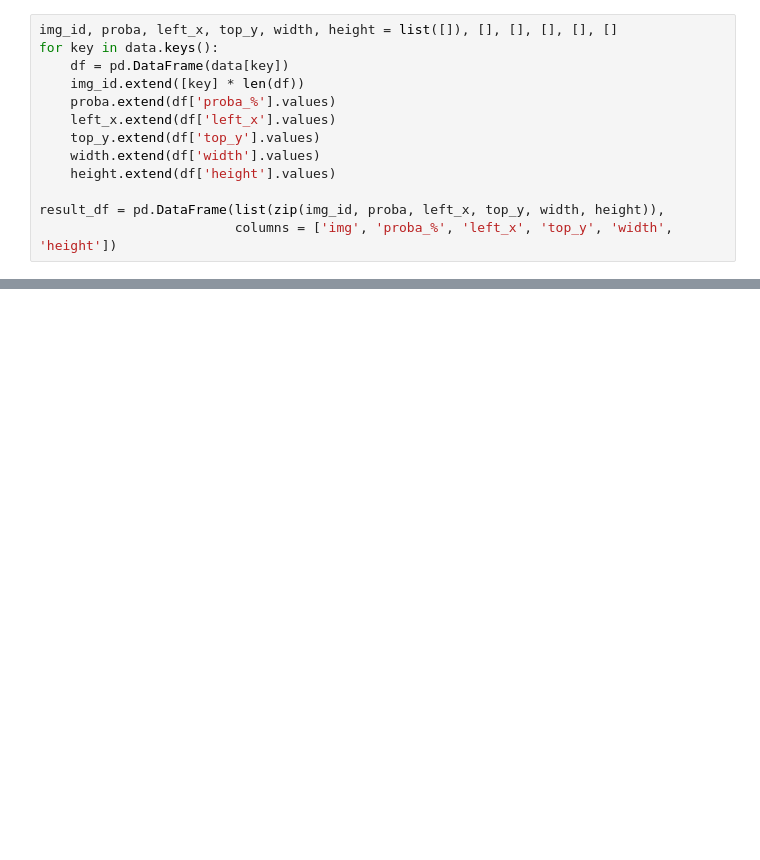
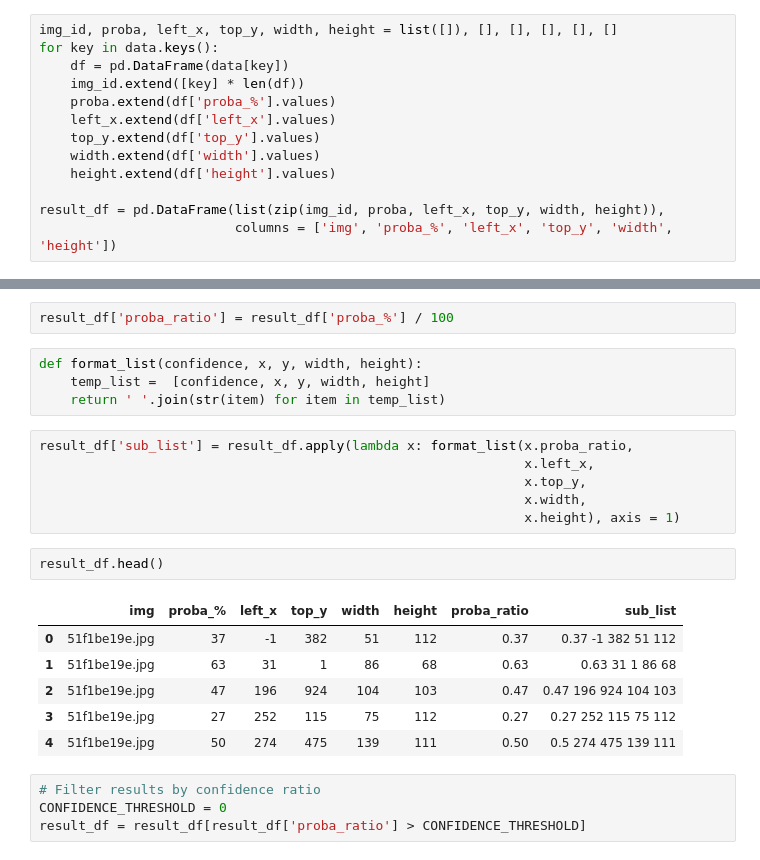
Before and after one commit to Gooogr/Kaggle_Global_Wheat_Detection, a Jupyter notebook: GWD_YOLO_v4_predict.ipynb, the cells around one changed output, grey strips where cells are left out. Drawn from its saved outputs; the diff is of its cells as text; blank space fills up the shorter version.

```diff
--- a/GWD_YOLO_v4_predict.ipynb
+++ b/GWD_YOLO_v4_predict.ipynb
@@ -323,0 +341,25 @@ result_df
+# %%
+result_df['proba_ratio'] = result_df['proba_%'] / 100
+# %%
+def format_list(confidence, x, y, width, height):
+    temp_list =  [confidence, x, y, width, height]
+    return ' '.join(str(item) for item in temp_list)
+# %%
+result_df['sub_list'] = result_df.apply(lambda x: format_list(x.proba_ratio,
+                                                              x.left_x,
+                                                              x.top_y,
+                                                              x.width,
+                                                              x.height), axis = 1)
+# %%
+result_df.head()
+# %% [output]
+|  | img | proba_% | left_x | top_y | width | height | proba_ratio | sub_list |
+| 0 | 51f1be19e.jpg | 37 | -1 | 382 | 51 | 112 | 0.37 | 0.37 -1 382 51 112 |
+| 1 | 51f1be19e.jpg | 63 | 31 | 1 | 86 | 68 | 0.63 | 0.63 31 1 86 68 |
+| 2 | 51f1be19e.jpg | 47 | 196 | 924 | 104 | 103 | 0.47 | 0.47 196 924 104 103 |
+| 3 | 51f1be19e.jpg | 27 | 252 | 115 | 75 | 112 | 0.27 | 0.27 252 115 75 112 |
+| 4 | 51f1be19e.jpg | 50 | 274 | 475 | 139 | 111 | 0.50 | 0.5 274 475 139 111 |
+# %%
+# Filter results by confidence ratio
+CONFIDENCE_THRESHOLD = 0
+result_df = result_df[result_df['proba_ratio'] > CONFIDENCE_THRESHOLD]
```
Also changed, not shown: parts of 15 cells of this notebook.
